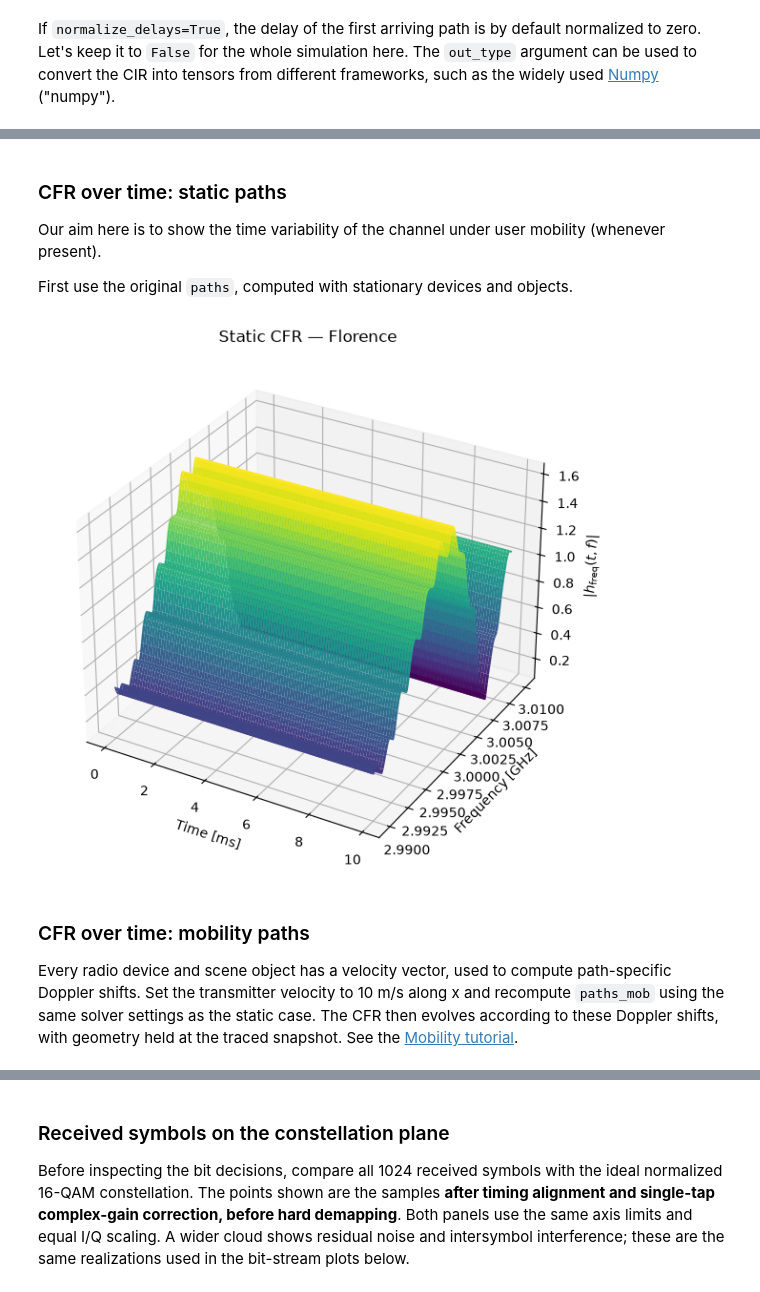
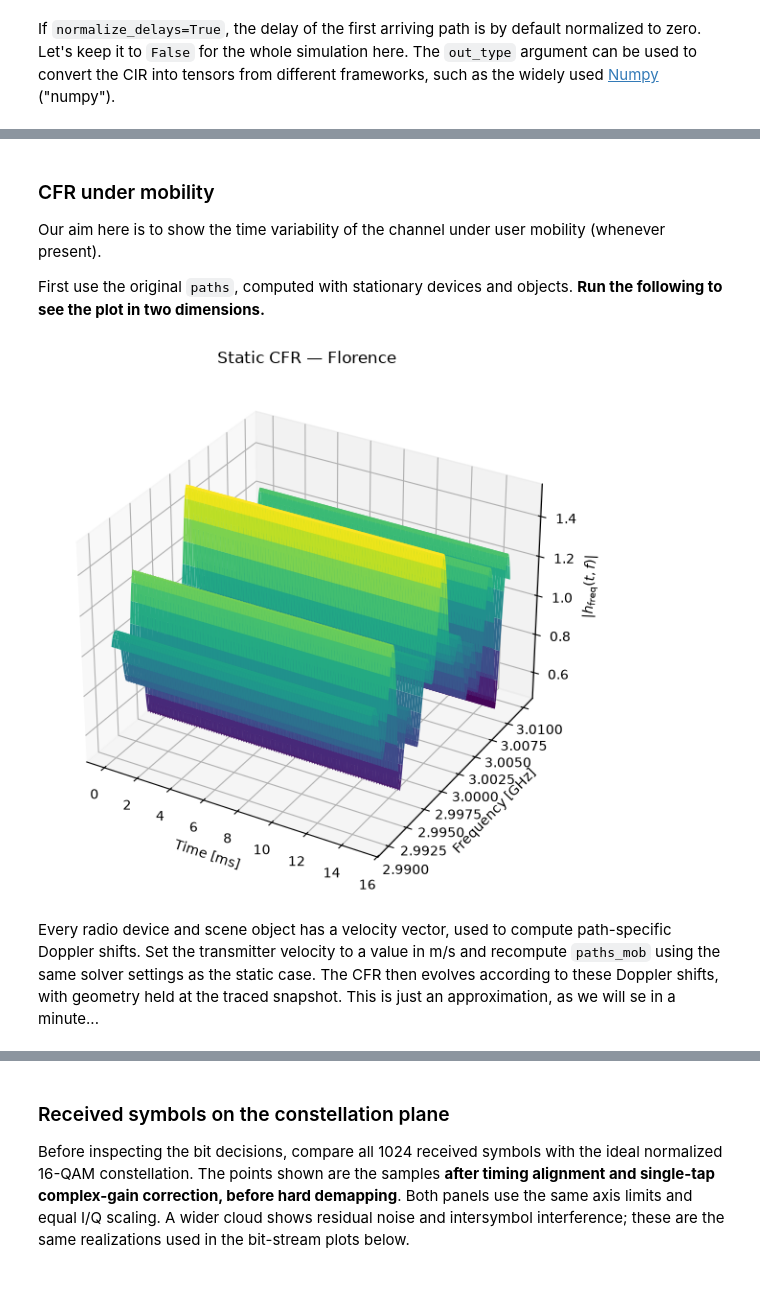
Before and after one commit to lostinafro/comm-workshops, a Jupyter notebook: 2026_wirelesscomms/raytracer_channel.ipynb, the cells around one changed output, grey strips where cells are left out. Drawn from its saved outputs; the diff is of its cells as text; code cells hidden in the pictures.

```diff
--- a/2026_wirelesscomms/raytracer_channel.ipynb
+++ b/2026_wirelesscomms/raytracer_channel.ipynb
@@ -152,14 +176,14 @@ For example, with a `max_depth` of zero, only LoS paths are considered. For a `m
 p_solver  = PathSolver()
 
 # Compute propagation paths
-paths = p_solver(scene=scene_florence,
-                 max_depth=5,
-                 los=True,
-                 specular_reflection=True,
-                 diffuse_reflection=False,
-                 refraction=True,
-                 synthetic_array=False,
-                 seed=41)
+paths_florence = p_solver(scene=scene_florence,
+                         max_depth=5,
+                         los=True,
+                         specular_reflection=True,
+                         diffuse_reflection=False,
+                         refraction=True,
+                         synthetic_array=False,
+                         seed=41)
 # %% [markdown]
 The [Paths](https://nvlabs.github.io/sionna/rt/paths.html) object contains all paths that have been found between transmitters and receivers.
 In principle, the existence of each path is deterministic for a given position and environment. By default, however, `PathSolver` does not guarantee deterministic results, even when `seed` is fixed. Use `PathSolver(deterministic=True)` when deterministic results are required.
@@ -316,36 +488,40 @@ Shape of h_freq: (1, 1, 1, 1, 1, 1024)
 # %% [markdown]
-### CFR over time: static paths
+### CFR under mobility
+
 Our aim here is to show the time variability of the channel under user mobility (whenever present).
 
-First use the original `paths`, computed with stationary devices and objects.
+First use the original `paths`, computed with stationary devices and objects. **Run the following to see the plot in two dimensions.**
 # %%
-# Static reference: use the original paths without recomputing them.
-num_time_steps = 100
-sampling_frequency = 1e4  # Hz
-h_freq_static = paths.cfr(frequencies=frequencies,
-    sampling_frequency=sampling_frequency, num_time_steps=num_time_steps,
-    normalize=True, normalize_delays=True, out_type="numpy")
-
-time_ms = np.arange(num_time_steps)/sampling_frequency*1e3
-time_grid, frequency_grid = np.meshgrid(time_ms, rf_frequencies/1e9, indexing="ij")
-
+# Plot function for time, frequency visualization
 def plot_cfr_surface(h, title):
     fig = plt.figure(figsize=(10, 6))
     ax = fig.add_subplot(111, projection="3d")
     ax.plot_surface(time_grid, frequency_grid, np.abs(h[0,0,0,0,:,:]),
                     cmap="viridis", rcount=100, ccount=128)
     ax.set_xlabel("Time [ms]")
     ax.set_ylabel("Frequency [GHz]")
     ax.set_zlabel(r"$|h_\mathrm{freq}(t,f)|$")
     ax.set_title(title)
     fig.tight_layout()
     plt.show()
 
+
+# Static reference: use the original paths without recomputing them.
+num_time_steps = 300
+sampling_frequency = 20e3  # Hz
+h_freq_static = paths.cfr(frequencies=frequencies,
+                          sampling_frequency=sampling_frequency,
+                          num_time_steps=num_time_steps,
+                          normalize=True,
+                          normalize_delays=False,
+                          out_type="numpy")
+
+time_ms = np.arange(num_time_steps)/sampling_frequency*1e3
+time_grid, frequency_grid = np.meshgrid(time_ms, rf_frequencies/1e9, indexing="ij")
+
 plot_cfr_surface(h_freq_static, "Static CFR — Florence")
 # %% [output]
-[figure, old version]
+[figure, new version]
 # %% [markdown]
-### CFR over time: mobility paths
-
-Every radio device and scene object has a velocity vector, used to compute path-specific Doppler shifts. Set the transmitter velocity to 10 m/s along x and recompute `paths_mob` using the same solver settings as the static case. The CFR then evolves according to these Doppler shifts, with geometry held at the traced snapshot. See the [Mobility tutorial](https://nvlabs.github.io/sionna/rt/tutorials/Mobility.html).
+Every radio device and scene object has a velocity vector, used to compute path-specific Doppler shifts. Set the transmitter velocity to a value in m/s and recompute `paths_mob` using the same solver settings as the static case. The CFR then evolves according to these Doppler shifts, with geometry held at the traced snapshot. This is just an approximation, as we will se in a minute...
 # %%
```
Also changed, not shown: parts of 43 cells of this notebook.
